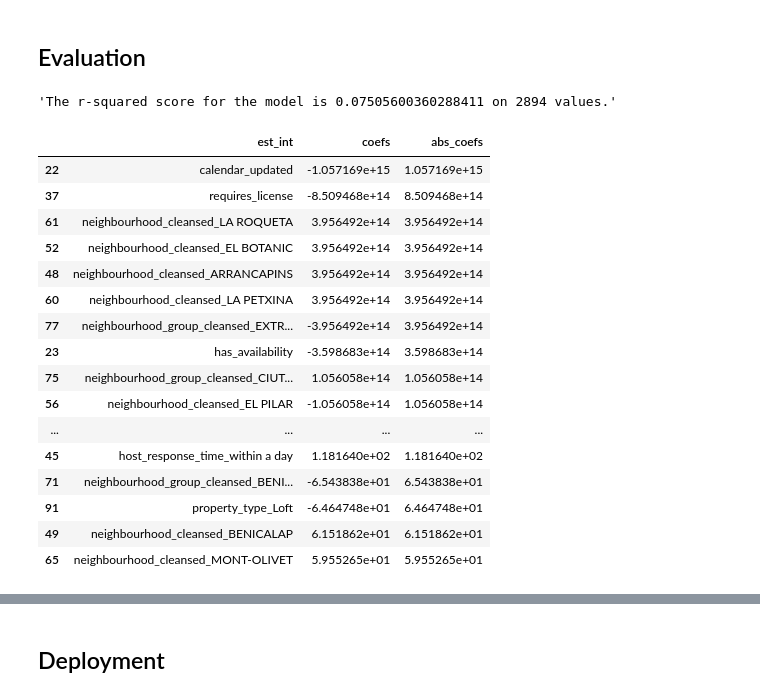
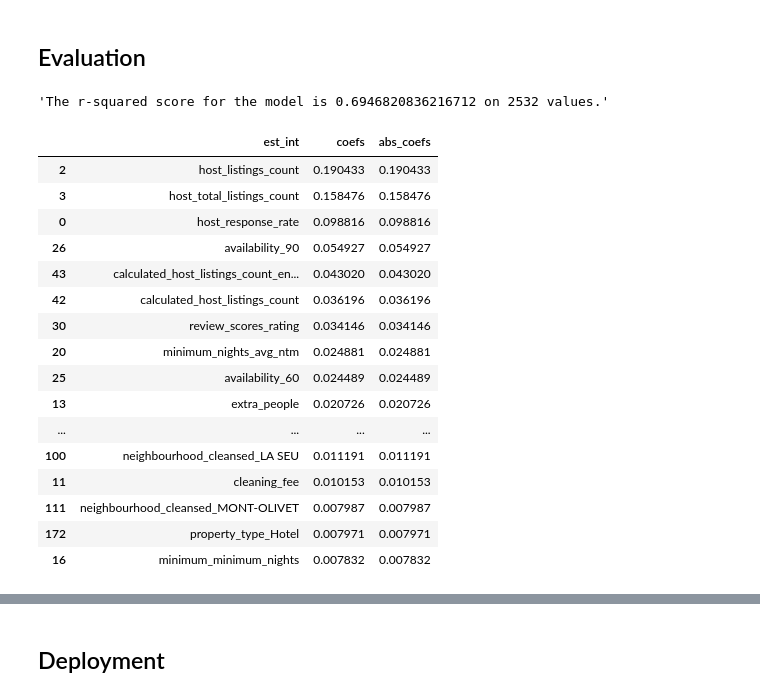
Before and after one commit to eduardoburgoa/airbnb-valencia, a Jupyter notebook: airbnb_valencia_analysis.ipynb, the cells around one changed output, grey strips where cells are left out. Cells and saved outputs as stored; diff of their text form; code cells hidden in the pictures.

Commit message:
added Random Forest r-squared 0.69. Analysis finished and README completed.

```diff
--- a/airbnb_valencia_analysis.ipynb
+++ b/airbnb_valencia_analysis.ipynb
@@ -255,29 +246,39 @@ r2_scores_test, r2_scores_train, lm_model, X_train, X_test, y_train, y_test = fi
+# %%
+from sklearn.ensemble import RandomForestRegressor
+
+X_train, X_test, y_train, y_test = train_test_split(X, y, test_size=0.35, random_state=42)
+
+regressor = RandomForestRegressor(n_estimators = 337)
+regressor.fit(X_train, y_train)
+
+y_pred = regressor.predict(X_test)
 # %% [markdown]
 ## Evaluation
 # %%
-#Predict and score the model
-y_test_preds = lm_model.predict(X_test)
+#Predict and score the model with linear Random Forest
+
+y_test_preds = regressor.predict(X_test)
 "The r-squared score for the model is {} on {} values.".format(r2_score(y_test, y_test_preds), len(y_test))
 # %% [output]
-'The r-squared score for the model is 0.07505600360288411 on 2894 values.'
+'The r-squared score for the model is 0.6946820836216712 on 2532 values.'
 # %%
-coef_df = coef_weights(lm_model, X_train)
-coef_df.head(25)
+coeff_df = coef_weights(regressor.feature_importances_, X_train)
+coeff_df.head(25)
 # %% [output]
 |  | est_int | coefs | abs_coefs |
-| 22 | calendar_updated | -1.057169e+15 | 1.057169e+15 |
-| 37 | requires_license | -8.509468e+14 | 8.509468e+14 |
-| 61 | neighbourhood_cleansed_LA ROQUETA | 3.956492e+14 | 3.956492e+14 |
-| 52 | neighbourhood_cleansed_EL BOTANIC | 3.956492e+14 | 3.956492e+14 |
-| 48 | neighbourhood_cleansed_ARRANCAPINS | 3.956492e+14 | 3.956492e+14 |
-| 60 | neighbourhood_cleansed_LA PETXINA | 3.956492e+14 | 3.956492e+14 |
-| 77 | neighbourhood_group_cleansed_EXTR... | -3.956492e+14 | 3.956492e+14 |
-| 23 | has_availability | -3.598683e+14 | 3.598683e+14 |
-| 75 | neighbourhood_group_cleansed_CIUT... | 1.056058e+14 | 1.056058e+14 |
-| 56 | neighbourhood_cleansed_EL PILAR | -1.056058e+14 | 1.056058e+14 |
+| 2 | host_listings_count | 0.190433 | 0.190433 |
+| 3 | host_total_listings_count | 0.158476 | 0.158476 |
+| 0 | host_response_rate | 0.098816 | 0.098816 |
+| 26 | availability_90 | 0.054927 | 0.054927 |
+| 43 | calculated_host_listings_count_en... | 0.043020 | 0.043020 |
+| 42 | calculated_host_listings_count | 0.036196 | 0.036196 |
+| 30 | review_scores_rating | 0.034146 | 0.034146 |
+| 20 | minimum_nights_avg_ntm | 0.024881 | 0.024881 |
+| 25 | availability_60 | 0.024489 | 0.024489 |
+| 13 | extra_people | 0.020726 | 0.020726 |
 | ... | ... | ... | ... |
-| 45 | host_response_time_within a day | 1.181640e+02 | 1.181640e+02 |
-| 71 | neighbourhood_group_cleansed_BENI... | -6.543838e+01 | 6.543838e+01 |
-| 91 | property_type_Loft | -6.464748e+01 | 6.464748e+01 |
-| 49 | neighbourhood_cleansed_BENICALAP | 6.151862e+01 | 6.151862e+01 |
-| 65 | neighbourhood_cleansed_MONT-OLIVET | 5.955265e+01 | 5.955265e+01 |
+| 100 | neighbourhood_cleansed_LA SEU | 0.011191 | 0.011191 |
+| 11 | cleaning_fee | 0.010153 | 0.010153 |
+| 111 | neighbourhood_cleansed_MONT-OLIVET | 0.007987 | 0.007987 |
+| 172 | property_type_Hotel | 0.007971 | 0.007971 |
+| 16 | minimum_minimum_nights | 0.007832 | 0.007832 |
```
Also changed, not shown: parts of 3 cells of this notebook, 2 other files.
